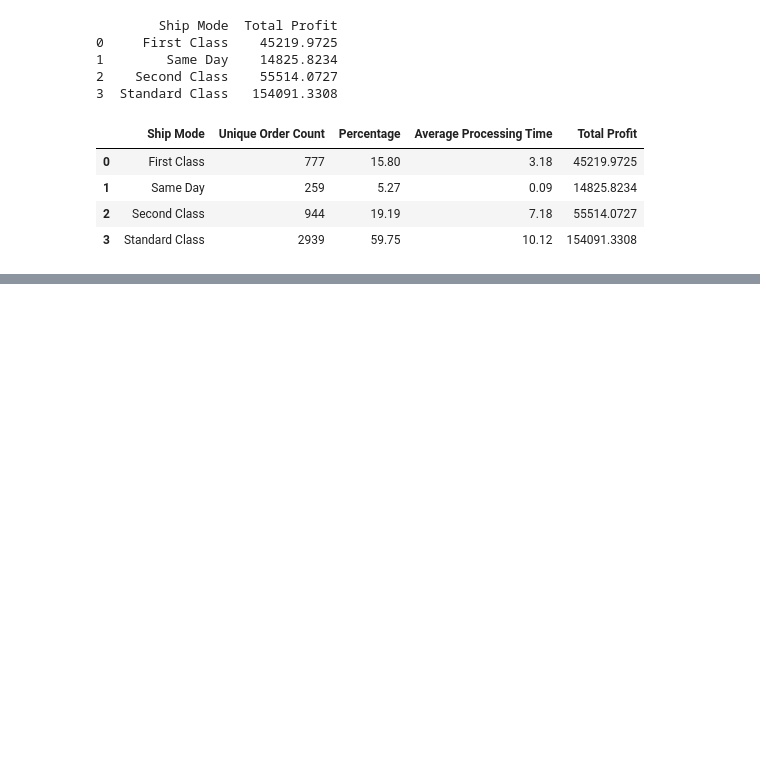
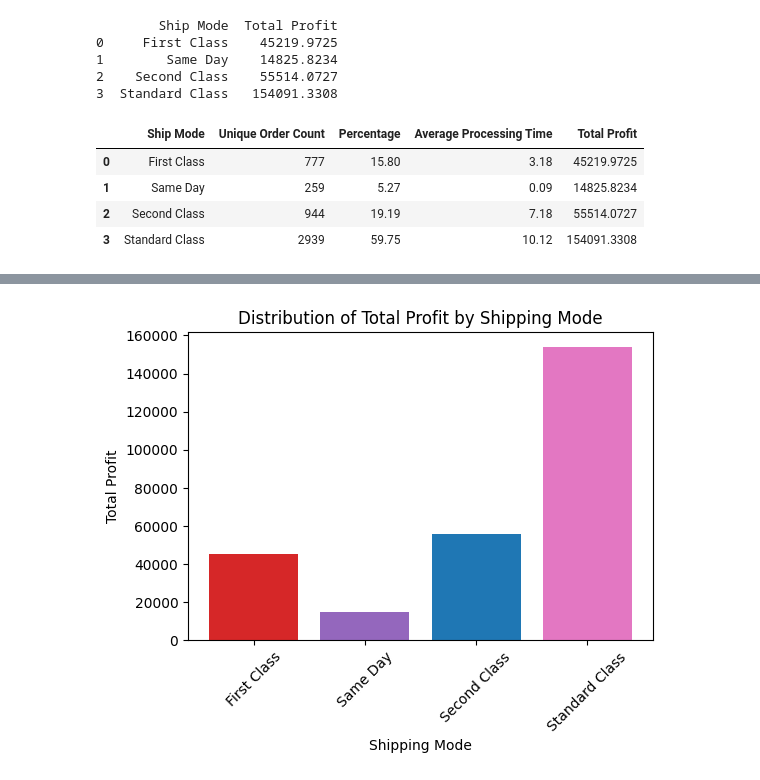
Before and after one commit to juanescdiaz/Group6_Assigment2_Retail, a Jupyter notebook: notebooks/retail_analysis.ipynb, the cells around one changed output, grey strips where cells are left out. Drawn from its saved outputs; the diff is of its cells as text; code cells hidden in the pictures; blank space fills up the shorter version.

```diff
--- a/notebooks/retail_analysis.ipynb
+++ b/notebooks/retail_analysis.ipynb
@@ -273,0 +300,13 @@ report_table
+# %%
+#bar chart for the total profit per shipping mode
+import matplotlib.pyplot as plt
+bar_colors = ['tab:red', 'tab:purple', 'tab:blue', 'tab:pink']
+plt.figure(figsize=(6, 4))
+plt.bar(report_table['Ship Mode'], report_table['Total Profit'], color=bar_colors)
+plt.xlabel('Shipping Mode')
+plt.ylabel('Total Profit')
+plt.title('Distribution of Total Profit by Shipping Mode')
+plt.xticks(rotation=45)
+plt.show()
+# %% [output]
+[figure, added]
```
Also changed, not shown: parts of 2 cells of this notebook.
